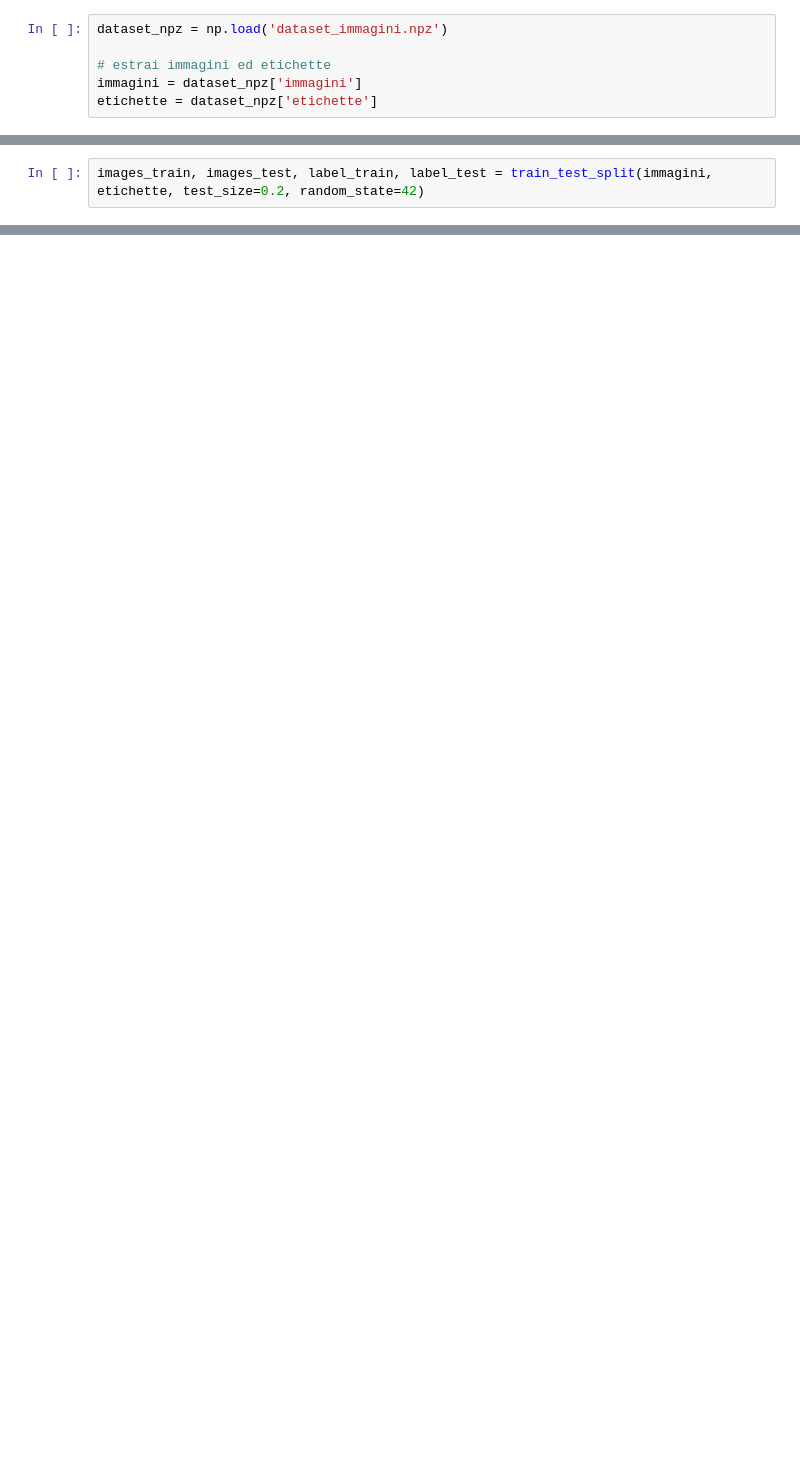
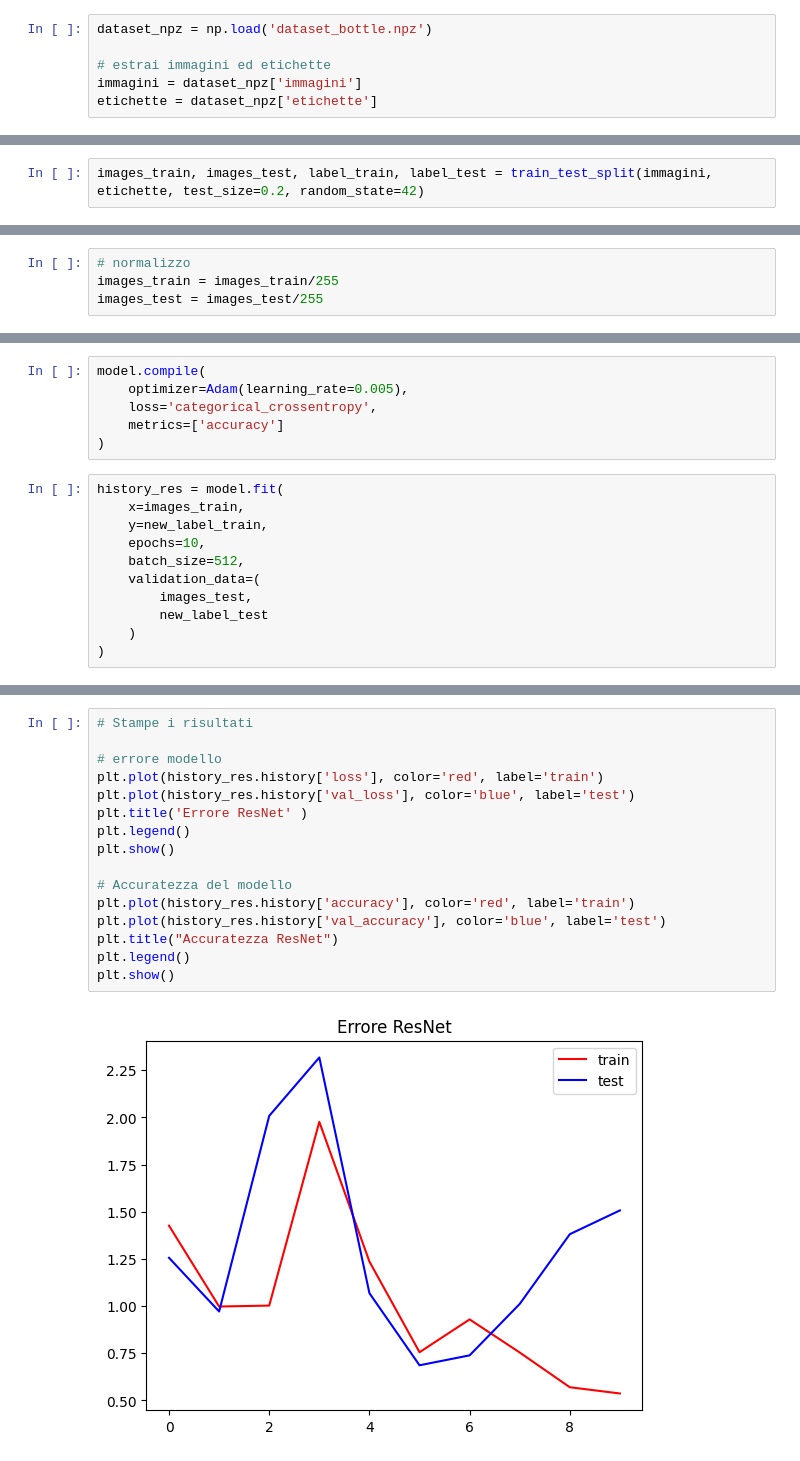
Before and after one commit to enricozanardo/m3-gpu-ml, a Jupyter notebook: personal.ipynb, the cells around one changed output, grey strips where cells are left out. Saved outputs shown, nothing was run; the diff lists cells and outputs as text; blank space fills up the shorter version.

Commit message:
create a basic machine learning model for bottle

```diff
--- a/personal.ipynb
+++ b/personal.ipynb
@@ -17,5 +12,5 @@ To enable the following instructions: AVX2 FMA, in other operations, rebuild Ten
 # %%
-dataset_npz = np.load('dataset_immagini.npz')
+dataset_npz = np.load('dataset_bottle.npz')
 
 # estrai immagini ed etichette
 immagini = dataset_npz['immagini']
@@ -67,0 +63,4 @@ plt.show()
+# %%
+# normalizzo
+images_train = images_train/255
+images_test = images_test/255
@@ -67,0 +245,17 @@ plt.show()
+# %%
+model.compile(
+    optimizer=Adam(learning_rate=0.005),
+    loss='categorical_crossentropy',
+    metrics=['accuracy']
+)
+# %%
+history_res = model.fit(
+    x=images_train,
+    y=new_label_train,
+    epochs=10,
+    batch_size=512,
+    validation_data=(
+        images_test,
+        new_label_test
+    )
+)
@@ -67,0 +283,18 @@ plt.show()
+# %%
+# Stampe i risultati
+
+# errore modello
+plt.plot(history_res.history['loss'], color='red', label='train')
+plt.plot(history_res.history['val_loss'], color='blue', label='test')
+plt.title('Errore ResNet' )
+plt.legend()
+plt.show()
+
+# Accuratezza del modello
+plt.plot(history_res.history['accuracy'], color='red', label='train')
+plt.plot(history_res.history['val_accuracy'], color='blue', label='test')
+plt.title("Accuratezza ResNet")
+plt.legend()
+plt.show()
+# %% [output]
+[figure, added]
```
Also changed, not shown: parts of 13 cells of this notebook.
